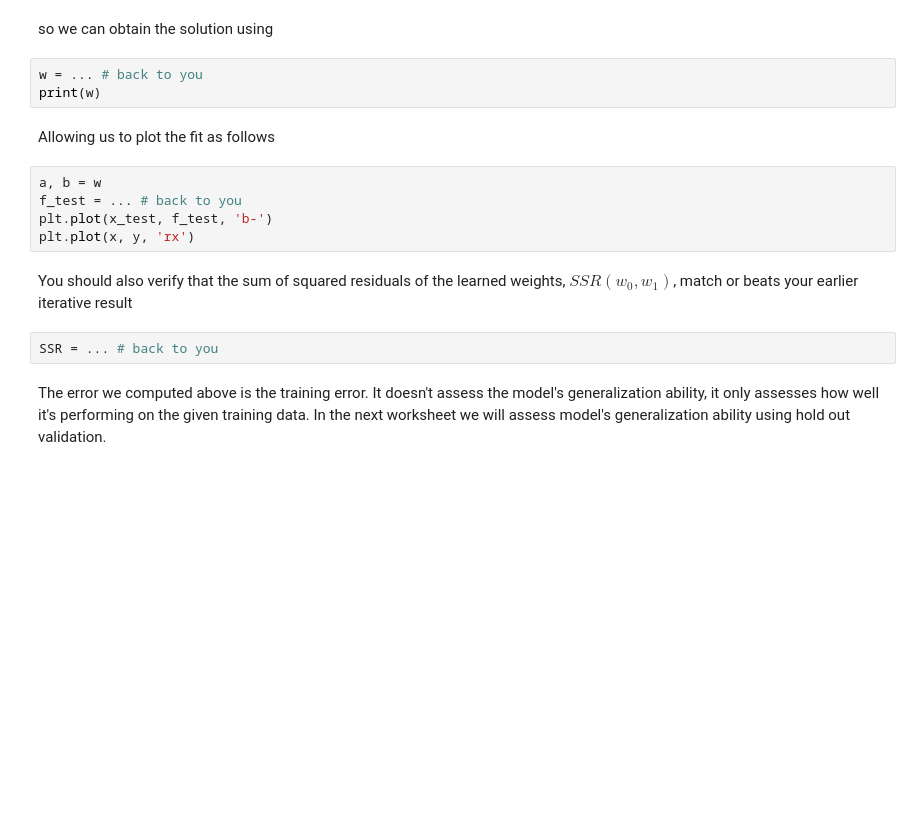
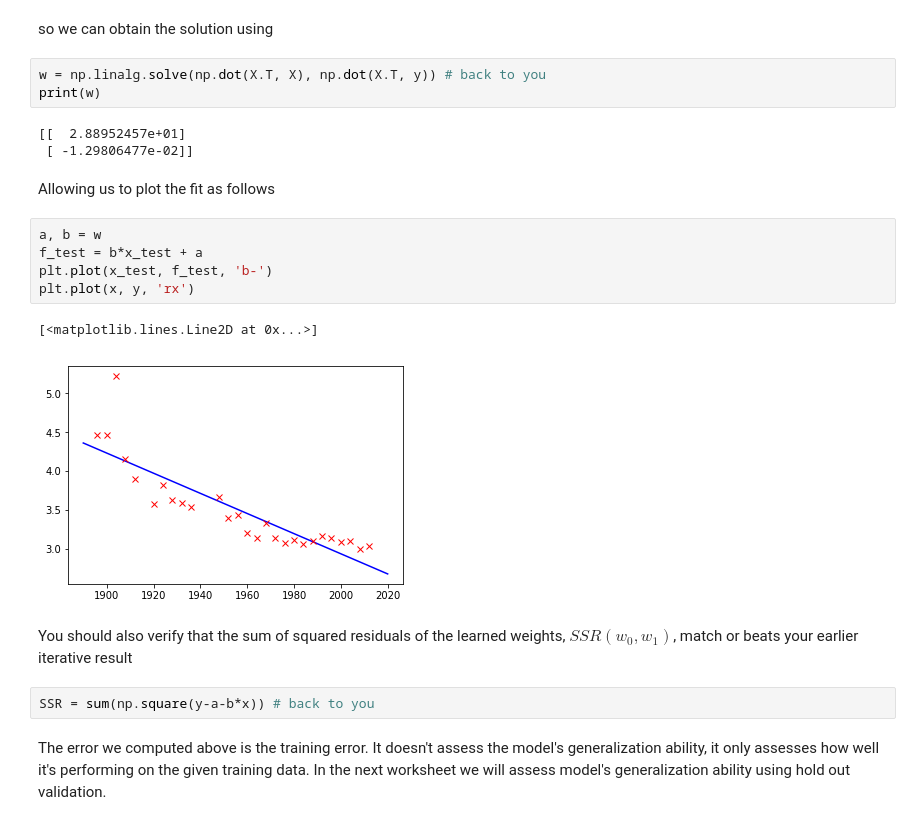
Before and after one commit to inverthermit/machine-learning-playboard, a Jupyter notebook: 2_Linear_Polynomial_Regression/notebook/3a_linear_regression.ipynb, the cells around one changed output. Drawn from its saved outputs; the diff is of its cells as text; blank space fills up the shorter version.

```diff
--- a/2_Linear_Polynomial_Regression/notebook/3a_linear_regression.ipynb
+++ b/2_Linear_Polynomial_Regression/notebook/3a_linear_regression.ipynb
@@ -160,18 +231,24 @@ np.linalg.solve?
 # %% [markdown]
 so we can obtain the solution using
 # %%
-w = ... # back to you
+w = np.linalg.solve(np.dot(X.T, X), np.dot(X.T, y)) # back to you
 print(w)
+# %% [output]
+[[  2.88952457e+01]
+ [ -1.29806477e-02]]
 # %% [markdown]
 Allowing us to plot the fit as follows
 # %%
 a, b = w
-f_test = ... # back to you
+f_test = b*x_test + a
 plt.plot(x_test, f_test, 'b-')
 plt.plot(x, y, 'rx')
+# %% [output]
+[<matplotlib.lines.Line2D at 0x...>]
+[figure, added]
 # %% [markdown]
 You should also verify that the sum of squared residuals of the learned weights, $SSR(w_0, w_1)$, match or beats your earlier iterative result
 # %%
-SSR = ... # back to you
+SSR = sum(np.square(y-a-b*x)) # back to you
 # %% [markdown]
 The error we computed above is the training error. It doesn't assess the model's generalization ability, it only assesses how well it's performing on the given training data. In the next worksheet we will assess model's generalization ability using hold out validation.
```
Also changed, not shown: parts of 11 cells of this notebook, 3 other files.
